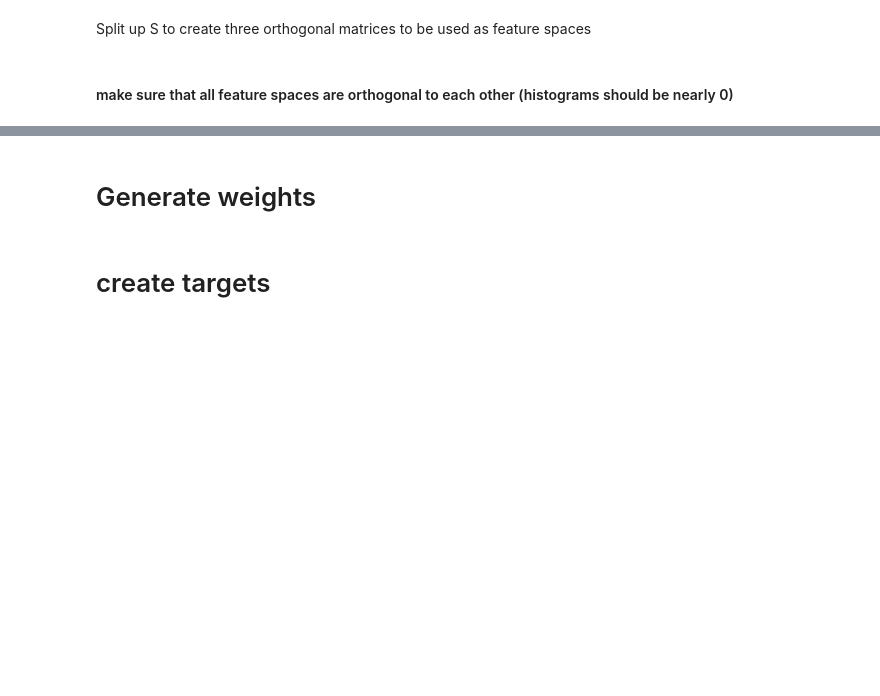
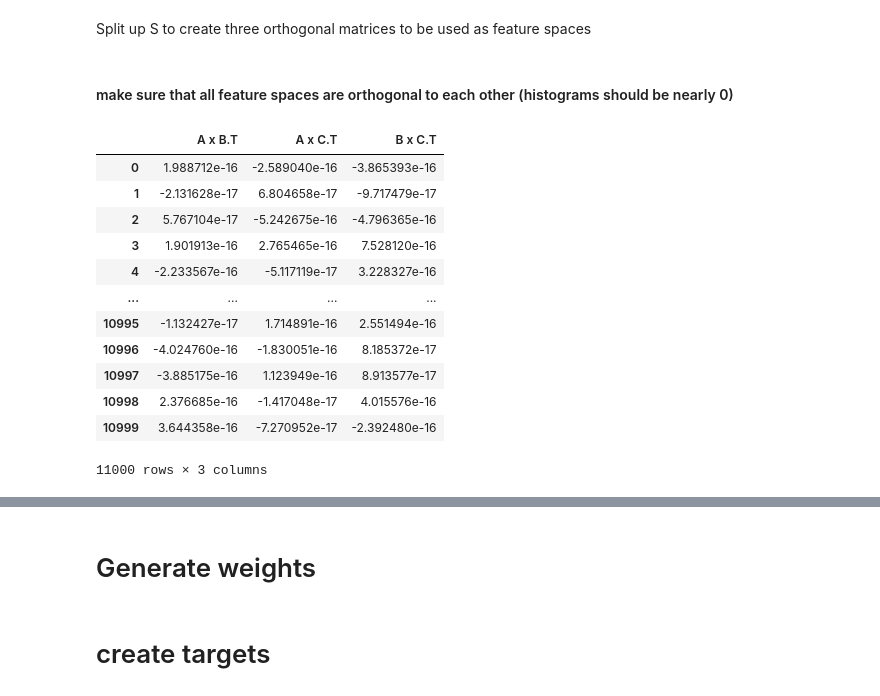
Before and after one commit to leo-schultheiss/compare_variance_residual, a Jupyter notebook: compare_variance_residual/dataset_generation.ipynb, the cells around one changed output, grey strips where cells are left out. Drawn from its saved outputs; the diff is of its cells as text; code cells hidden in the pictures; blank space fills up the shorter version.

```diff
--- a/compare_variance_residual/dataset_generation.ipynb
+++ b/compare_variance_residual/dataset_generation.ipynb
@@ -89,26 +81,32 @@ for rank in d_list:
 # %% [markdown]
 #### make sure that all feature spaces are orthogonal to each other (histograms should be nearly 0)
 # %%
-# matmuls_df = pd.DataFrame()
-#
-# for i in range(len(feature_spaces)):
-#     for j in range(i + 1, len(feature_spaces)):
-#         first_transposed = feature_spaces[i].T @ feature_spaces[
-#             j]
-#         matmuls_df = pd.concat([
-#             matmuls_df,
-#             pd.DataFrame(
-#                 {'Features': [f"{hidden_feature_space_names[i]}.T x {hidden_feature_space_names[j]}"],
-#                  'Values (avg across samples)': [first_transposed.mean(axis=0)]}), ], ignore_index=True)
-#
-# for i in range(len(feature_spaces)):
-#     for j in range(i + 1, len(feature_spaces)):
-#         second_transposed = feature_spaces[i] @ feature_spaces[j].T
-#         matmuls_df = pd.concat([
-#             matmuls_df,
-#             pd.DataFrame(
-#                 {'Features': [f"{hidden_feature_space_names[i]} x {hidden_feature_space_names[j]}.T"],
-#                  'Values (avg across samples)': [second_transposed.mean(axis=0)], }),
-#         ], ignore_index=True)
-# matmuls_df
+first_transposed_df = pd.DataFrame()
+
+for i in range(len(feature_spaces)):
+    for j in range(i + 1, len(feature_spaces)):
+        first_transposed = feature_spaces[i].T @ feature_spaces[j]
+        first_transposed_df[f"{hidden_feature_space_names[i]}.T x {hidden_feature_space_names[j]}"] = first_transposed.mean(axis=1)
+
+second_transposed_df = pd.DataFrame()
+for i in range(len(feature_spaces)):
+    for j in range(i + 1, len(feature_spaces)):
+        second_transposed = feature_spaces[i] @ feature_spaces[j].T
+        second_transposed_df[f"{hidden_feature_space_names[i]} x {hidden_feature_space_names[j]}.T"] = second_transposed.mean(axis=0)
+
+second_transposed_df
+# %% [output]
+|  | A x B.T | A x C.T | B x C.T |
+| 0 | 1.988712e-16 | -2.589040e-16 | -3.865393e-16 |
+| 1 | -2.131628e-17 | 6.804658e-17 | -9.717479e-17 |
+| 2 | 5.767104e-17 | -5.242675e-16 | -4.796365e-16 |
+| 3 | 1.901913e-16 | 2.765465e-16 | 7.528120e-16 |
+| 4 | -2.233567e-16 | -5.117119e-17 | 3.228327e-16 |
+| ... | ... | ... | ... |
+| 10995 | -1.132427e-17 | 1.714891e-16 | 2.551494e-16 |
+| 10996 | -4.024760e-16 | -1.830051e-16 | 8.185372e-17 |
+| 10997 | -3.885175e-16 | 1.123949e-16 | 8.913577e-17 |
+| 10998 | 2.376685e-16 | -1.417048e-17 | 4.015576e-16 |
+| 10999 | 3.644358e-16 | -7.270952e-17 | -2.392480e-16 |
+11000 rows × 3 columns
 # %%
```
Also changed, not shown: parts of 8 cells of this notebook, 1 other file.
